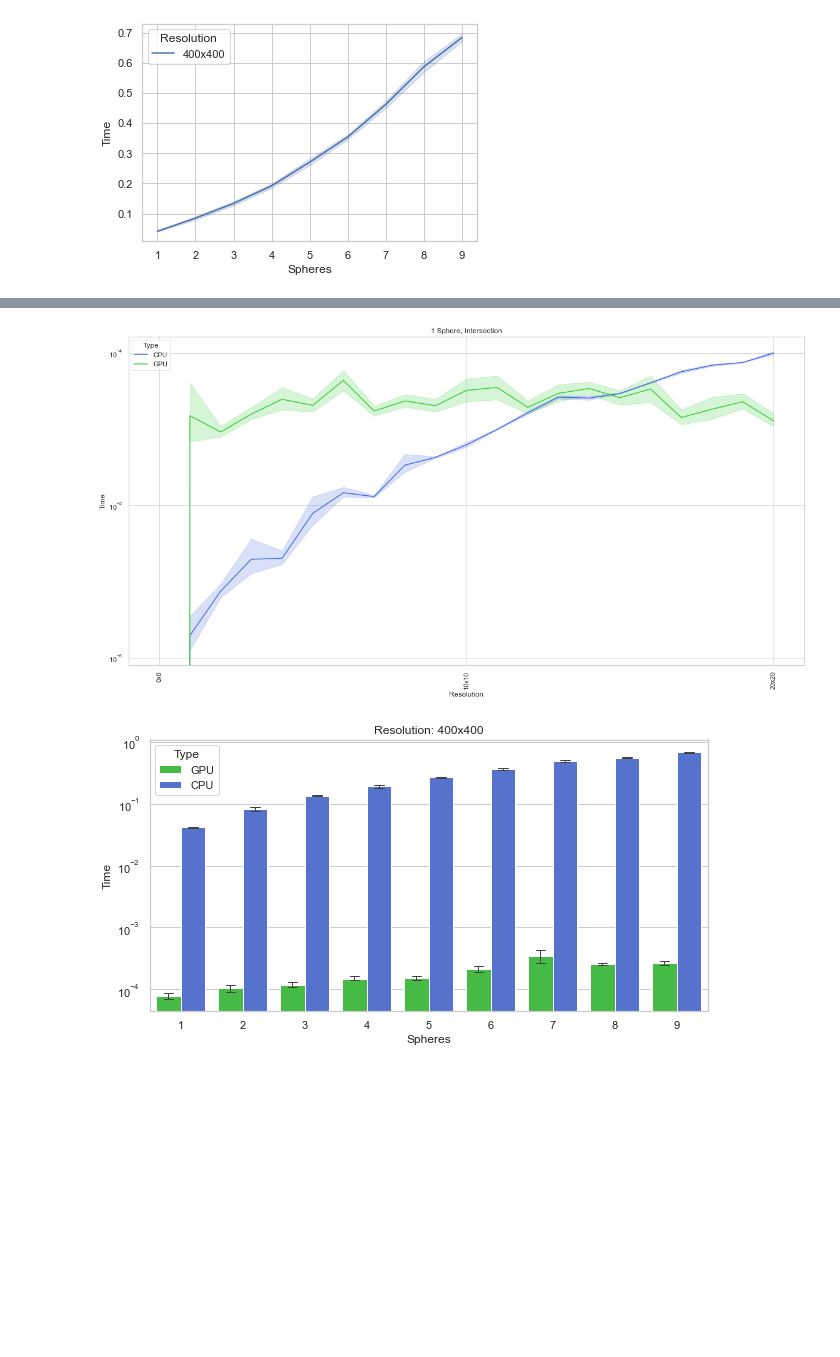
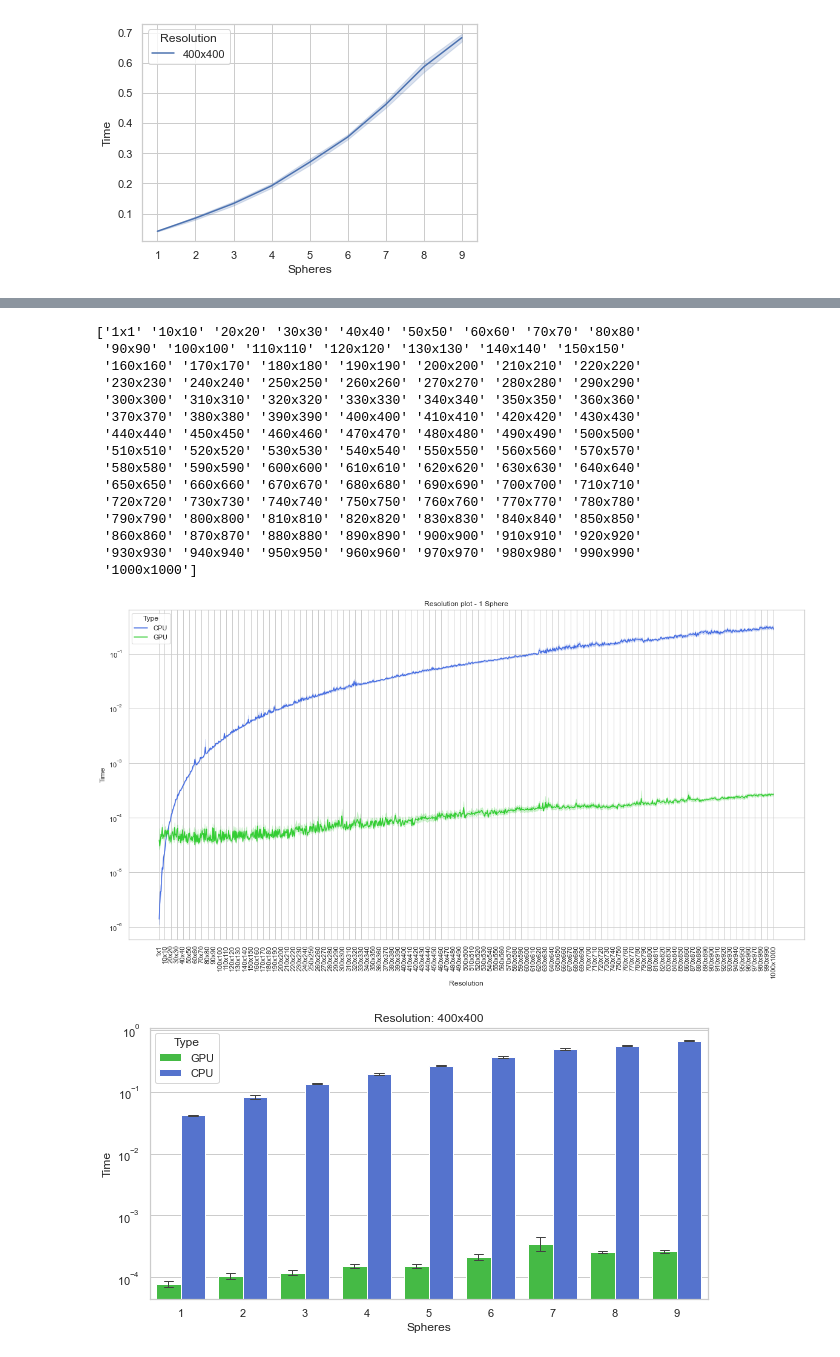
Before and after one commit to skvarre/raytracing, a Jupyter notebook: src/data.ipynb, the cells around one changed output, grey strips where cells are left out. Cells and saved outputs as stored; diff of their text form; code cells hidden in the pictures; blank space fills up the shorter version.

```diff
--- a/src/data.ipynb
+++ b/src/data.ipynb
@@ -79,6 +80,6 @@ plt.xticks(rotation=90);
 # %%
-joined_files = os.path.join("CPU/1_sphere_1-1000/1-20/*.csv")
-joined_files2 = os.path.join("GPU/1_sphere_1-1000/1-20/*.csv")
+joined_files = os.path.join("CPU/1_sphere_1-1000/*.csv")
+joined_files2 = os.path.join("GPU/1_sphere_1-1000/*.csv")
 joined_list = sorted(glob.glob(joined_files))
 joined_list2 = glob.glob(joined_files2)
 # display(joined_list)
@@ -87,8 +88,8 @@ CPU = pd.concat(map(pd.read_csv, joined_list), ignore_index=True)
 GPU = pd.concat(map(pd.read_csv, joined_list2), ignore_index=True)
 
 
-GPU = GPU.append({'Spheres':1,'Resolution':'0x0','Time':0}, ignore_index=True)
-CPU = CPU.append({'Spheres':1,'Resolution':'0x0','Time':0}, ignore_index=True)
+# GPU = GPU.append({'Spheres':1,'Resolution':'0x0','Time':0}, ignore_index=True)
+# CPU = CPU.append({'Spheres':1,'Resolution':'0x0','Time':0}, ignore_index=True)
 
 search = []
 for values in CPU['Resolution']:
@@ -110,22 +111,42 @@ GPU = GPU.sort_values(["Width"], ascending=[True])
 
 CPU['Type'] = 'CPU'
 GPU['Type'] = 'GPU'
-
-
-plt.figure(figsize=(20,10))
-ax = sns.lineplot(x="Resolution", y="Time", data=CPU, hue='Type', color='r', palette={'CPU':'royalblue','GPU':'limegreen'})
-ax = sns.lineplot(x="Resolution", y="Time", data=GPU, hue='Type', color='g', palette={'CPU':'royalblue','GPU':'limegreen'})
-
-ax.set(title="1 Sphere, Intersection")
-lennart = GPU["Resolution"].unique()[::10]
-ax.set(xticks=lennart)
-
-
-ax.set_yscale("log") # use log
-# plt.show()
-plt.xticks(rotation=90);
-# %% [output]
-[figure, removed]
+# %%
+
+
+
+plt.figure(figsize=(20,10))
+ax = sns.lineplot(x="Resolution", y="Time", data=CPU, hue='Type', color='r', palette={'CPU':'royalblue','GPU':'limegreen'})
+ax = sns.lineplot(x="Resolution", y="Time", data=GPU, hue='Type', color='g', palette={'CPU':'royalblue','GPU':'limegreen'})
+
+ax.set(title="Resolution plot - 1 Sphere")
+lennart = GPU["Resolution"].unique()[9::10]
+lennart = np.insert(lennart, 0, '1x1', axis=0)
+print(lennart)
+
+ax.set(xticks=lennart)
+
+
+ax.set_yscale("log") # use log
+# plt.show()
+plt.xticks(rotation=90);
+# %% [output]
+['1x1' '10x10' '20x20' '30x30' '40x40' '50x50' '60x60' '70x70' '80x80'
+ '90x90' '100x100' '110x110' '120x120' '130x130' '140x140' '150x150'
+ '160x160' '170x170' '180x180' '190x190' '200x200' '210x210' '220x220'
+ '230x230' '240x240' '250x250' '260x260' '270x270' '280x280' '290x290'
+ '300x300' '310x310' '320x320' '330x330' '340x340' '350x350' '360x360'
+ '370x370' '380x380' '390x390' '400x400' '410x410' '420x420' '430x430'
+ '440x440' '450x450' '460x460' '470x470' '480x480' '490x490' '500x500'
+ '510x510' '520x520' '530x530' '540x540' '550x550' '560x560' '570x570'
+ '580x580' '590x590' '600x600' '610x610' '620x620' '630x630' '640x640'
+ '650x650' '660x660' '670x670' '680x680' '690x690' '700x700' '710x710'
+ '720x720' '730x730' '740x740' '750x750' '760x760' '770x770' '780x780'
+ '790x790' '800x800' '810x810' '820x820' '830x830' '840x840' '850x850'
+ '860x860' '870x870' '880x880' '890x890' '900x900' '910x910' '920x920'
+ '930x930' '940x940' '950x950' '960x960' '970x970' '980x980' '990x990'
+ '1000x1000']
+[figure, added]
 # %%
 ### ---CPU & GPU Bar CPU --- ###
     ### --- 400x400 --- ###
```
Also changed, not shown: parts of 5 cells of this notebook, 6 other files.
